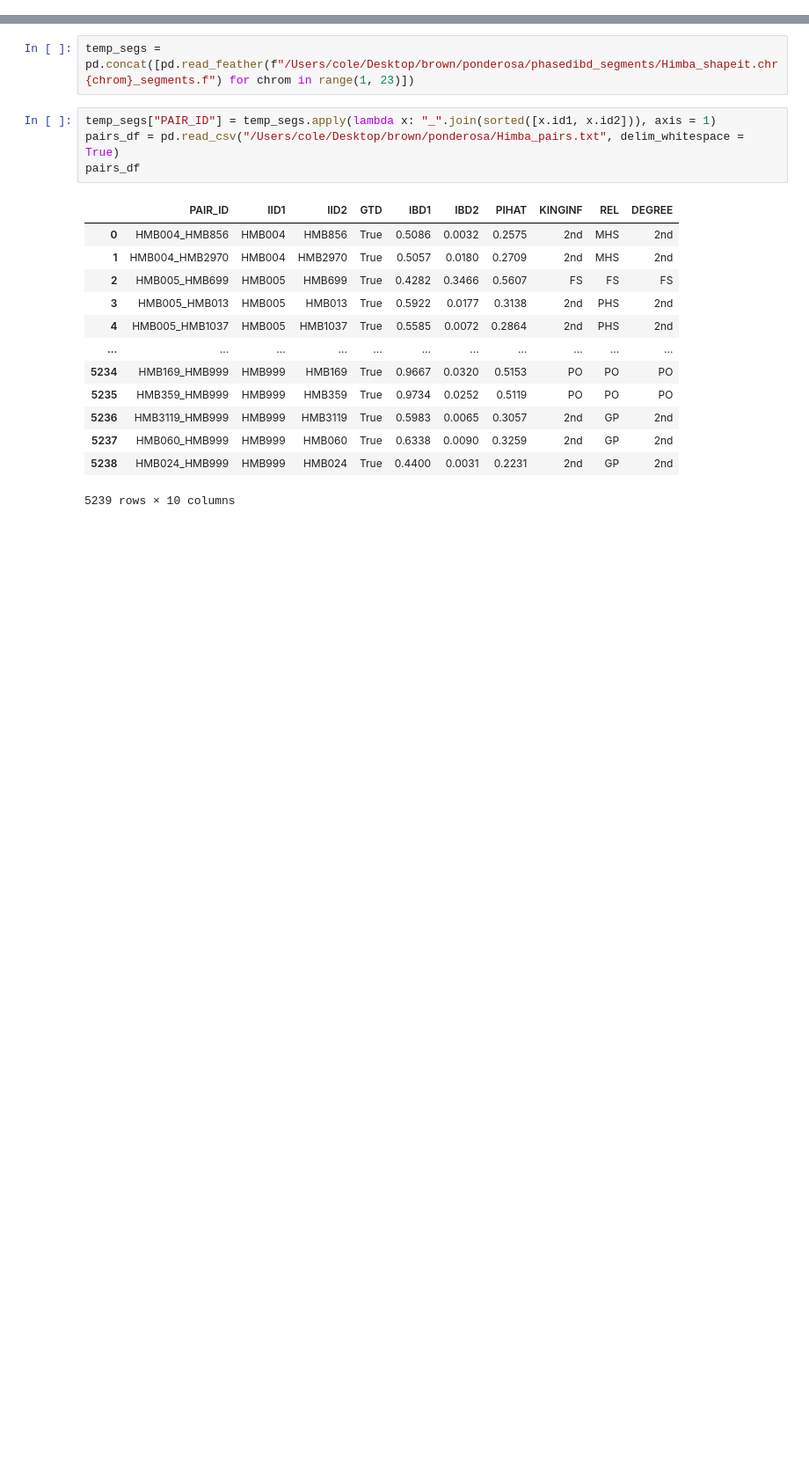
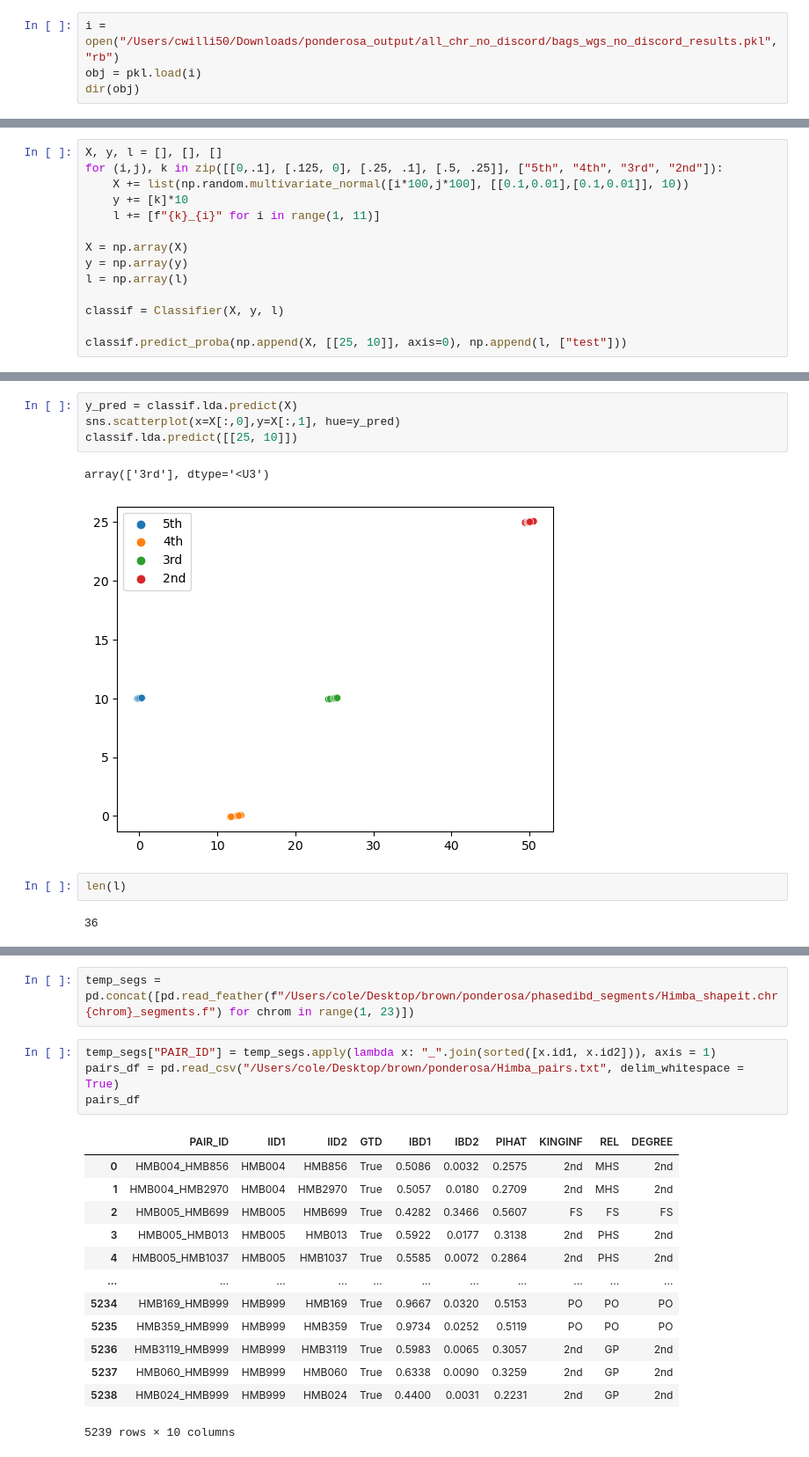
Before and after one commit to williamscole/PonderosaBeta, a Jupyter notebook: scratch.ipynb, the cells around one changed output, grey strips where cells are left out. Shown at 88% size. Cells and saved outputs as stored; diff of their text form; blank space fills up the shorter version.

```diff
--- a/scratch.ipynb
+++ b/scratch.ipynb
@@ -9,0 +615,4 @@ from sklearn.discriminant_analysis import LinearDiscriminantAnalysis
+# %%
+i = open("/Users/cwilli50/Downloads/ponderosa_output/all_chr_no_discord/bags_wgs_no_discord_results.pkl", "rb")
+obj = pkl.load(i)
+dir(obj)
@@ -9,0 +781,14 @@ from sklearn.discriminant_analysis import LinearDiscriminantAnalysis
+# %%
+X, y, l = [], [], []
+for (i,j), k in zip([[0,.1], [.125, 0], [.25, .1], [.5, .25]], ["5th", "4th", "3rd", "2nd"]):
+    X += list(np.random.multivariate_normal([i*100,j*100], [[0.1,0.01],[0.1,0.01]], 10))
+    y += [k]*10
+    l += [f"{k}_{i}" for i in range(1, 11)]
+
+X = np.array(X)
+y = np.array(y)
+l = np.array(l)
+
+classif = Classifier(X, y, l)
+
+classif.predict_proba(np.append(X, [[25, 10]], axis=0), np.append(l, ["test"]))
@@ -9,0 +839,11 @@ from sklearn.discriminant_analysis import LinearDiscriminantAnalysis
+# %%
+y_pred = classif.lda.predict(X)
+sns.scatterplot(x=X[:,0],y=X[:,1], hue=y_pred)
+classif.lda.predict([[25, 10]])
+# %% [output]
+array(['3rd'], dtype='<U3')
+[figure, added]
+# %%
+len(l)
+# %% [output]
+36
```
Also changed, not shown: parts of 62 cells of this notebook, 14 other files.
